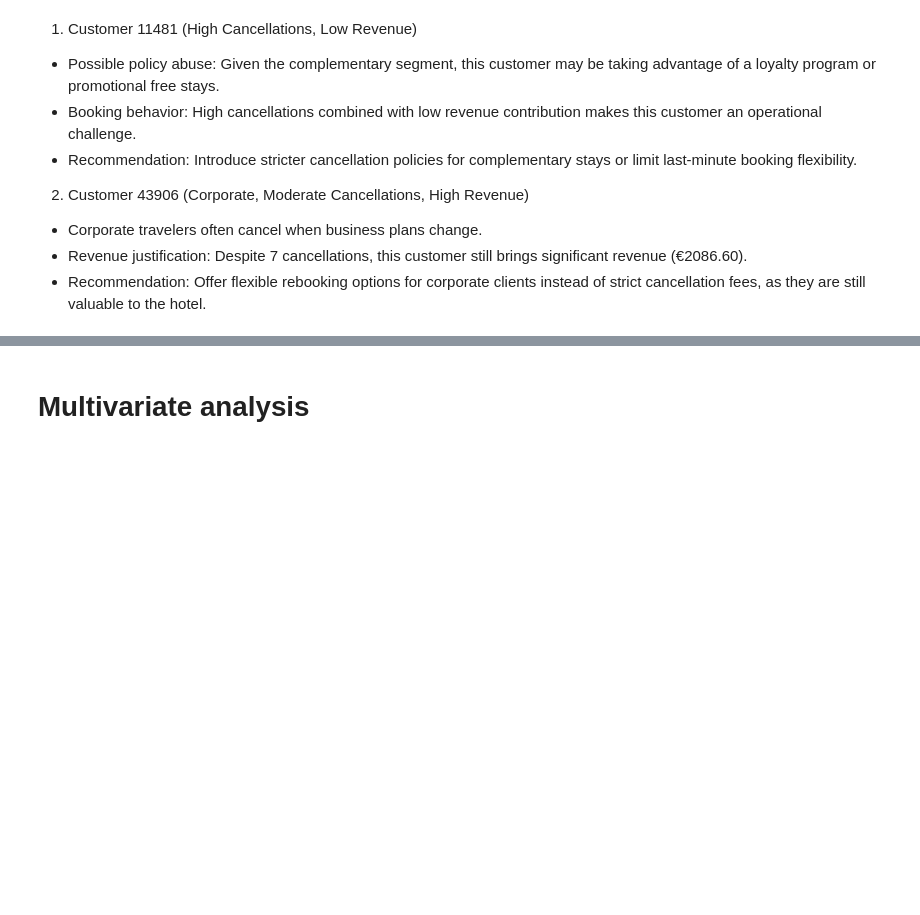
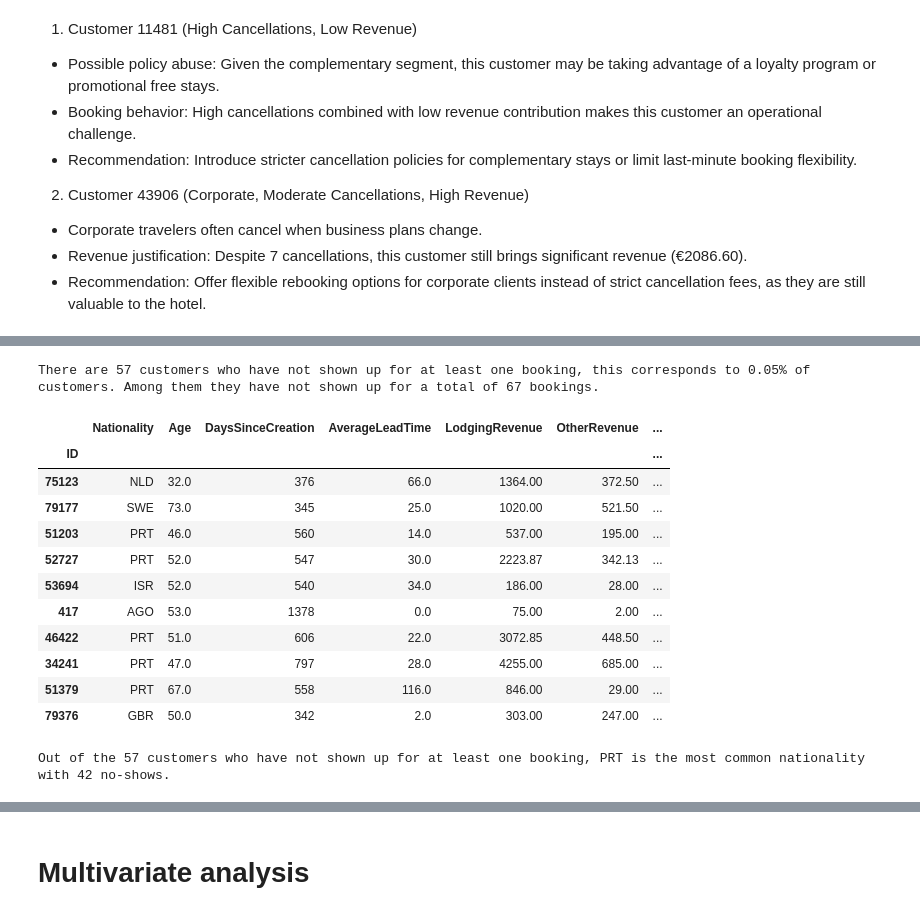
Before and after one commit to RubenCMarques/Hotel-Customer-Segmentation, a Jupyter notebook: Notebooks/Diogo_workspace.ipynb, the cells around one changed output, grey strips where cells are left out. Drawn from its saved outputs; the diff is of its cells as text; code cells hidden in the pictures; blank space fills up the shorter version.

```diff
--- a/Notebooks/Diogo_workspace.ipynb
+++ b/Notebooks/Diogo_workspace.ipynb
@@ -766,0 +792,37 @@ data[data['BookingsCanceled'] > 5]
+# %%
+# Count the number of customers with at least one NoShow
+noshow_customers = data[data['BookingsNoShowed'] > 0]
+percentage_noshow = (len(noshow_customers) / len(data)) * 100
+total_noshow = data['BookingsNoShowed'].sum()
+
+print(f'There are {len(noshow_customers)} customers who have not shown up for at least one booking, this corresponds to {round(percentage_noshow,2)}% of customers. Among them they have not shown up for a total of {noshow_customers["BookingsNoShowed"].sum()} bookings.')
+# %% [output]
+There are 57 customers who have not shown up for at least one booking, this corresponds to 0.05% of customers. Among them they have not shown up for a total of 67 bookings.
+# %%
+noshow_customers.sample(10)
+# %% [output]
+|  | Nationality | Age | DaysSinceCreation | AverageLeadTime | LodgingRevenue | OtherRevenue | ... |
+| ID |  |  |  |  |  |  | ... |
+| 75123 | NLD | 32.0 | 376 | 66.0 | 1364.00 | 372.50 | ... |
+| 79177 | SWE | 73.0 | 345 | 25.0 | 1020.00 | 521.50 | ... |
+| 51203 | PRT | 46.0 | 560 | 14.0 | 537.00 | 195.00 | ... |
+| 52727 | PRT | 52.0 | 547 | 30.0 | 2223.87 | 342.13 | ... |
+| 53694 | ISR | 52.0 | 540 | 34.0 | 186.00 | 28.00 | ... |
+| 417 | AGO | 53.0 | 1378 | 0.0 | 75.00 | 2.00 | ... |
+| 46422 | PRT | 51.0 | 606 | 22.0 | 3072.85 | 448.50 | ... |
+| 34241 | PRT | 47.0 | 797 | 28.0 | 4255.00 | 685.00 | ... |
+| 51379 | PRT | 67.0 | 558 | 116.0 | 846.00 | 29.00 | ... |
+| 79376 | GBR | 50.0 | 342 | 2.0 | 303.00 | 247.00 | ... |
+# %%
+# group customer with no show by nationality
+noshow_nationalities = noshow_customers['Nationality'].value_counts()
+
+# nationality is in noshow_nationalities.index[0]
+# count is in noshow_nationalities[0]
+print(
+    f"Out of the {len(noshow_customers)} customers who have not shown up "
+    f"for at least one booking, {noshow_nationalities.index[0]} is the most common nationality "
+    f"with {noshow_nationalities[0]} no-shows."
+)
+# %% [output]
+Out of the 57 customers who have not shown up for at least one booking, PRT is the most common nationality with 42 no-shows.
```
Also changed, not shown: parts of 10 cells of this notebook.
